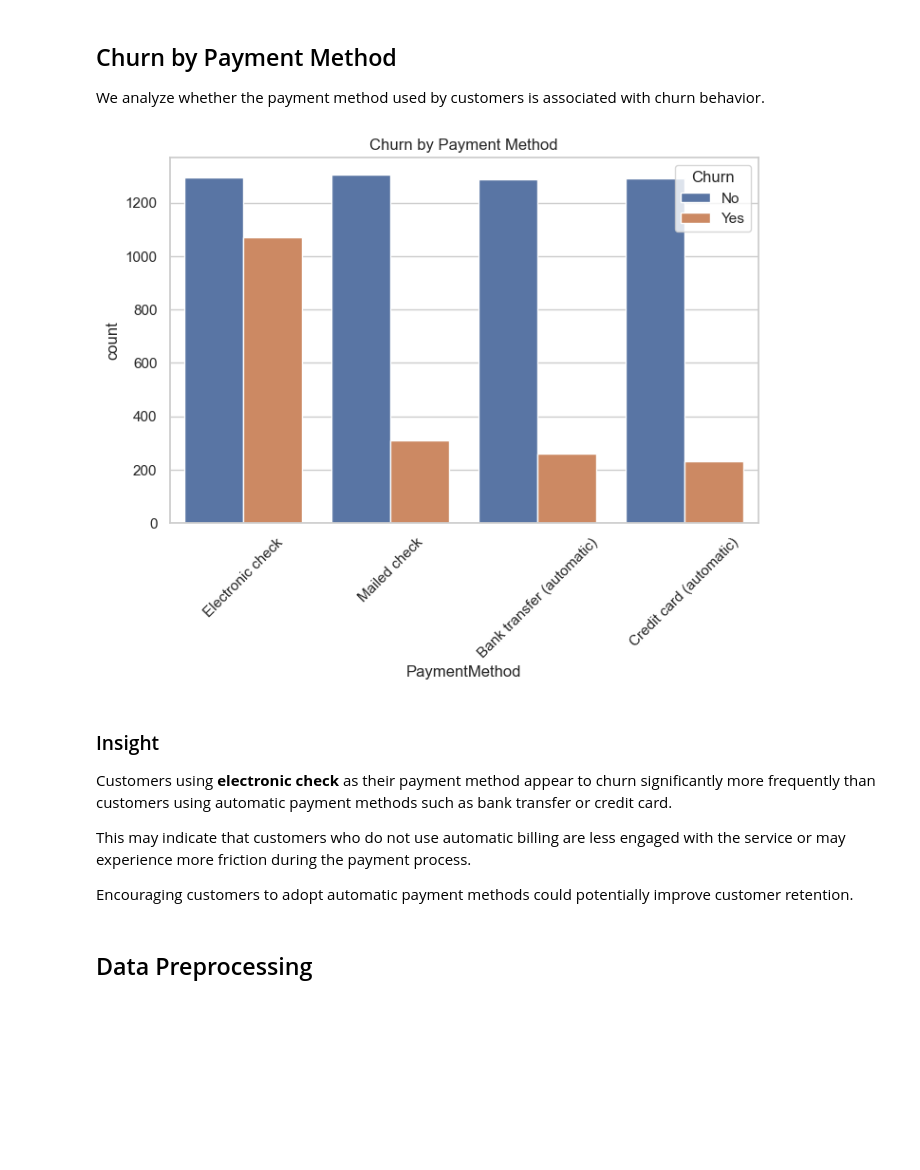
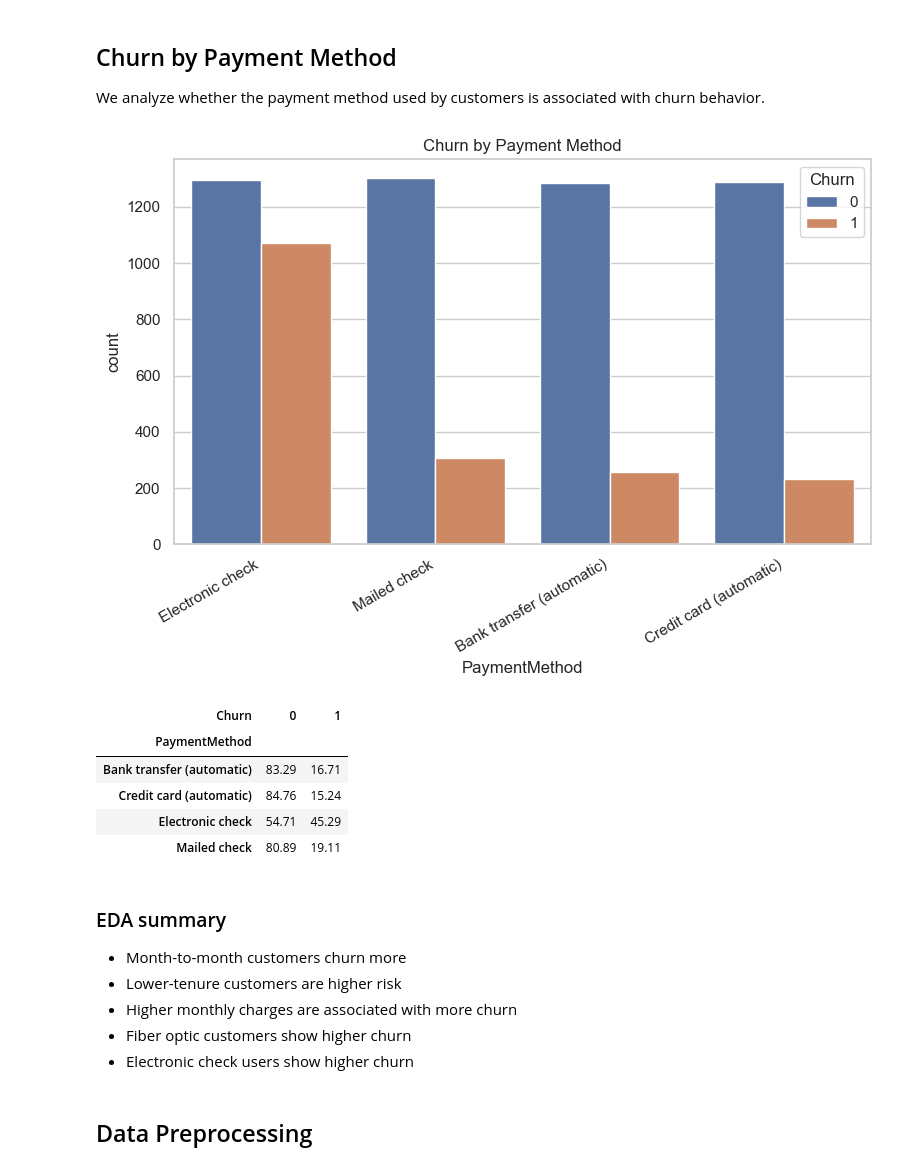
Before and after one commit to growithanand/customer-churn-prediction, a Jupyter notebook: notebooks/churn_analysis.ipynb, the cells around one changed output. Drawn from its saved outputs; the diff is of its cells as text; code cells hidden in the pictures; blank space fills up the shorter version.

```diff
--- a/notebooks/churn_analysis.ipynb
+++ b/notebooks/churn_analysis.ipynb
@@ -2,11 +2,3 @@
 # Customer Churn Analysis
 
 This notebook explores telecom customer churn data and builds models to predict customer attrition.
-# %%
-import pandas as pd
-import numpy as np
-import matplotlib.pyplot as plt
-import seaborn as sns
-
-sns.set_theme(style="whitegrid")
-sns.set_palette("deep")
@@ -206,21 +184,29 @@ Customers using fiber optic internet have a significantly higher churn rate comp
 
 We analyze whether the payment method used by customers is associated with churn behavior.
 # %%
-plt.figure(figsize=(8,5))
-sns.countplot(x='PaymentMethod', hue='Churn', data=df)
-plt.xticks(rotation=45)
+plt.figure(figsize=(9,5))
+sns.countplot(x="PaymentMethod", hue="Churn", data=df)
+plt.xticks(rotation=30, ha="right")
 plt.title("Churn by Payment Method")
 plt.show()
+
+display((pd.crosstab(df["PaymentMethod"], df["Churn"], normalize="index") * 100).round(2))
 # %% [output]
-[figure, old version]
+[figure, new version]
+| Churn | 0 | 1 |
+| PaymentMethod |  |  |
+| Bank transfer (automatic) | 83.29 | 16.71 |
+| Credit card (automatic) | 84.76 | 15.24 |
+| Electronic check | 54.71 | 45.29 |
+| Mailed check | 80.89 | 19.11 |
-# %% [markdown]
-### Insight
-
-Customers using **electronic check** as their payment method appear to churn significantly more frequently than customers using automatic payment methods such as bank transfer or credit card.
-
-This may indicate that customers who do not use automatic billing are less engaged with the service or may experience more friction during the payment process.
-
-Encouraging customers to adopt automatic payment methods could potentially improve customer retention.
+# %% [markdown]
+### EDA summary
+
+- Month-to-month customers churn more
+- Lower-tenure customers are higher risk
+- Higher monthly charges are associated with more churn
+- Fiber optic customers show higher churn
+- Electronic check users show higher churn
 # %% [markdown]
 ## Data Preprocessing
 # %%
```
Also changed, not shown: parts of 94 cells of this notebook.
